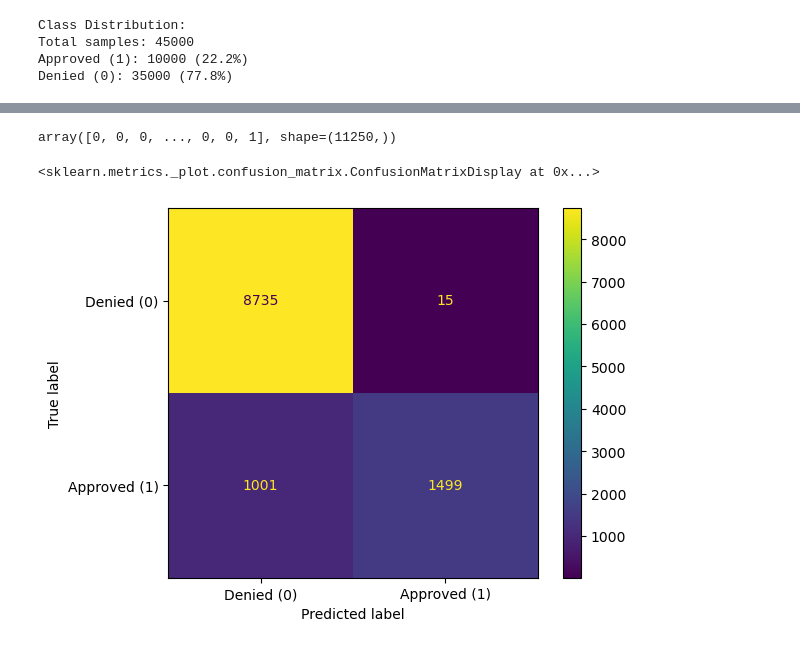
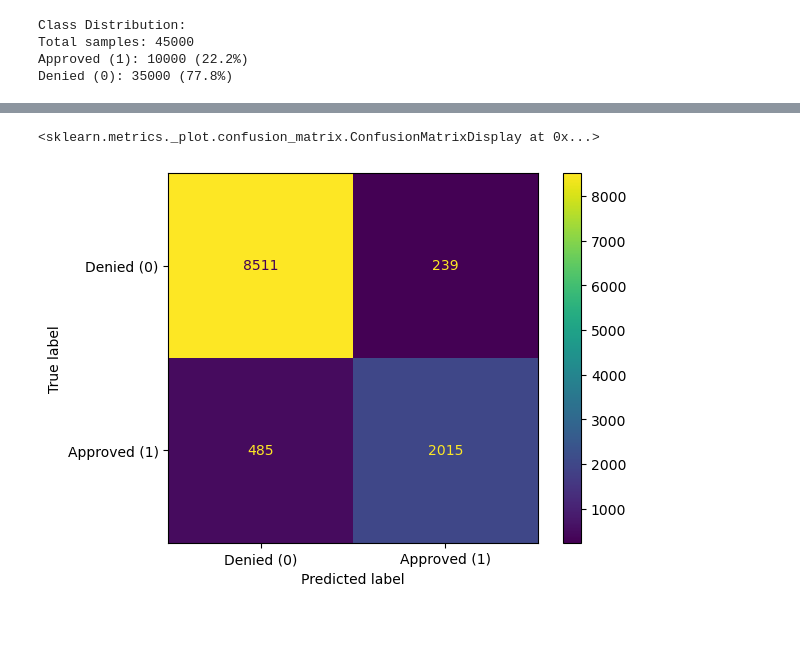
Before and after one commit to neilhaoyuan/credit_risk_loaner, a Jupyter notebook: loan_approval_predictor.ipynb, the cells around one changed output, grey strips where cells are left out. Cells and saved outputs as stored; diff of their text form; code cells hidden in the pictures.

```diff
--- a/loan_approval_predictor.ipynb
+++ b/loan_approval_predictor.ipynb
@@ -71,10 +84,41 @@ output.head()
 4    1
 Name: loan_status, dtype: int64
 # %%
+##Encoding non-numeric column data using one-hot encoding
+##A given columns, text inputs are converted to binary columns
+##ALl correlate to original column/category
+
 inputs_encoded = pd.get_dummies(inputs, columns=['person_gender',
                                        'person_education',
                                        'person_home_ownership',
                                        'loan_intent',
                                        'previous_loan_defaults_on_file'],dtype=int)
-inputs_encoded.head()
+
+#Debt to interest ratio
+inputs_encoded.rename(columns={'loan_percent_income': 'dti_ratio'}, inplace=True)
+
+#Related features check so we can observe dynamic relationships which can have further impact
+
+#These preferences can be altered as per the firms personal perception of risk, and what a good dti ratio/credit score is for them
+#Different firms have different internal risk aversity
+#Inputs of benchmark values for both are inputted for now
+
+#Defining preferences for high DTI ratio and low credit score
+dti_ratio_preference = 0.4
+credit_score_preference = 650
+
+inputs_encoded['high_dti_low_credit'] = (
+    (inputs_encoded['dti_ratio'] > dti_ratio_preference) &
+    (inputs_encoded['credit_score'] < credit_score_preference)
+).astype(int)
+
+#Considering stable employment and homeownership as positive factors
+#Full ownership and employment experience greater than 5 years
+
+inputs_encoded['stable_homeowner'] = (
+    (inputs_encoded['person_home_ownership_OWN'] == 1) &
+    (inputs_encoded['person_emp_exp'] > 5)
+).astype(int)
+
+inputs_encoded
 # %% [output]
@@ -199,12 +444,9 @@ CV Mean ROC-AUC: 0.9777 (+/- 0.0005)
-# %%
-output_probability = model.predict(datatest)
-output_prediction = np.where(output_probability >= 0.914, 1, 0)
-output_prediction
-# %% [output]
-array([0, 0, 0, ..., 0, 0, 1], shape=(11250,))
 # %%
-conf_matr = confusion_matrix(output_test, output_prediction)
+#FIRST
+#Confusion Matrix Display for final model with arbitrary threshold (0.5)
+
+conf_matr = confusion_matrix(output_test, output_prediction1)
 ConfusionMatrixDisplay(confusion_matrix=conf_matr, display_labels=["Denied (0)", "Approved (1)"]).plot()
 # %% [output]
 <sklearn.metrics._plot.confusion_matrix.ConfusionMatrixDisplay at 0x...>
-[figure, old version]
+[figure, new version]
```
Also changed, not shown: parts of 22 cells of this notebook.
